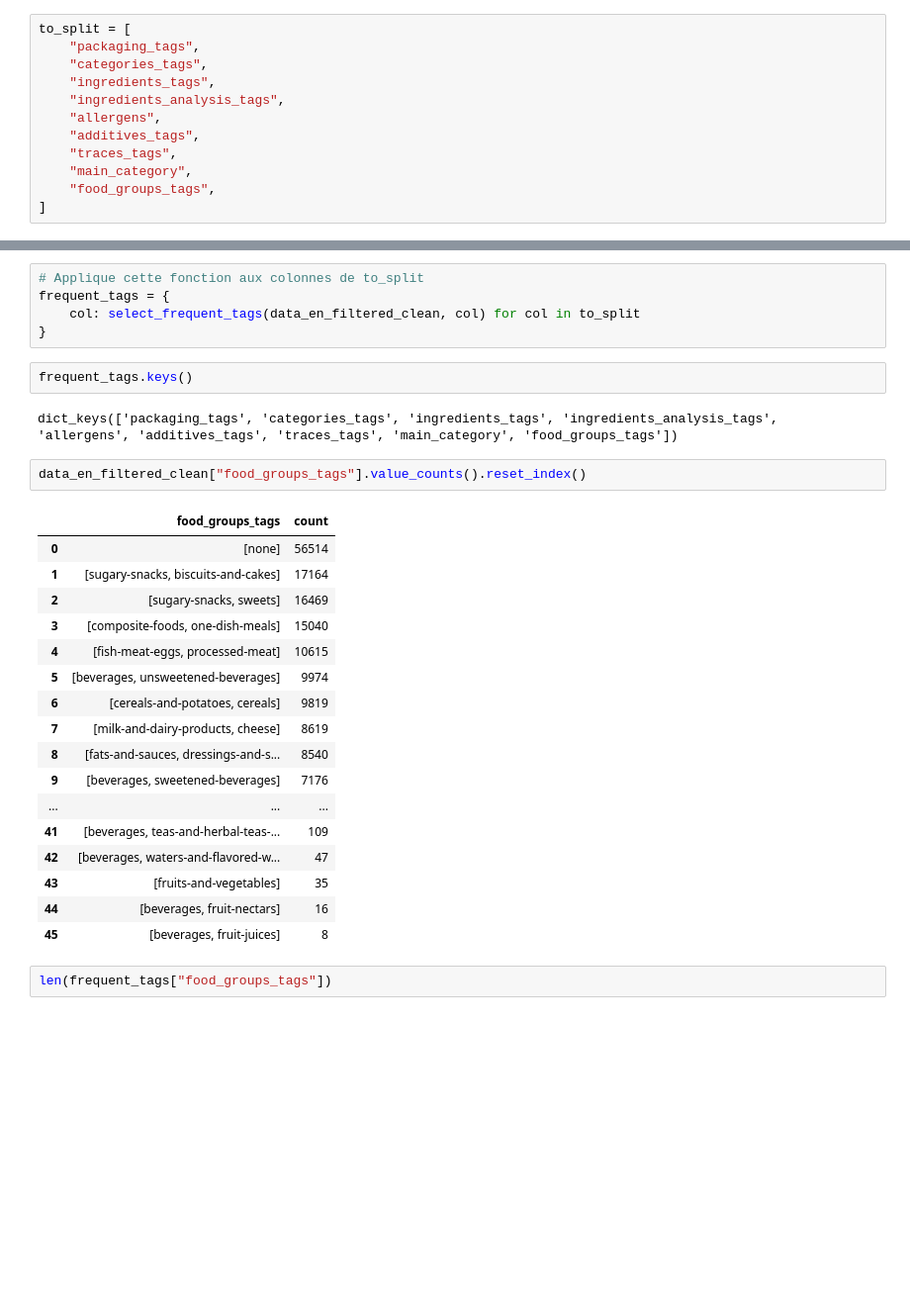
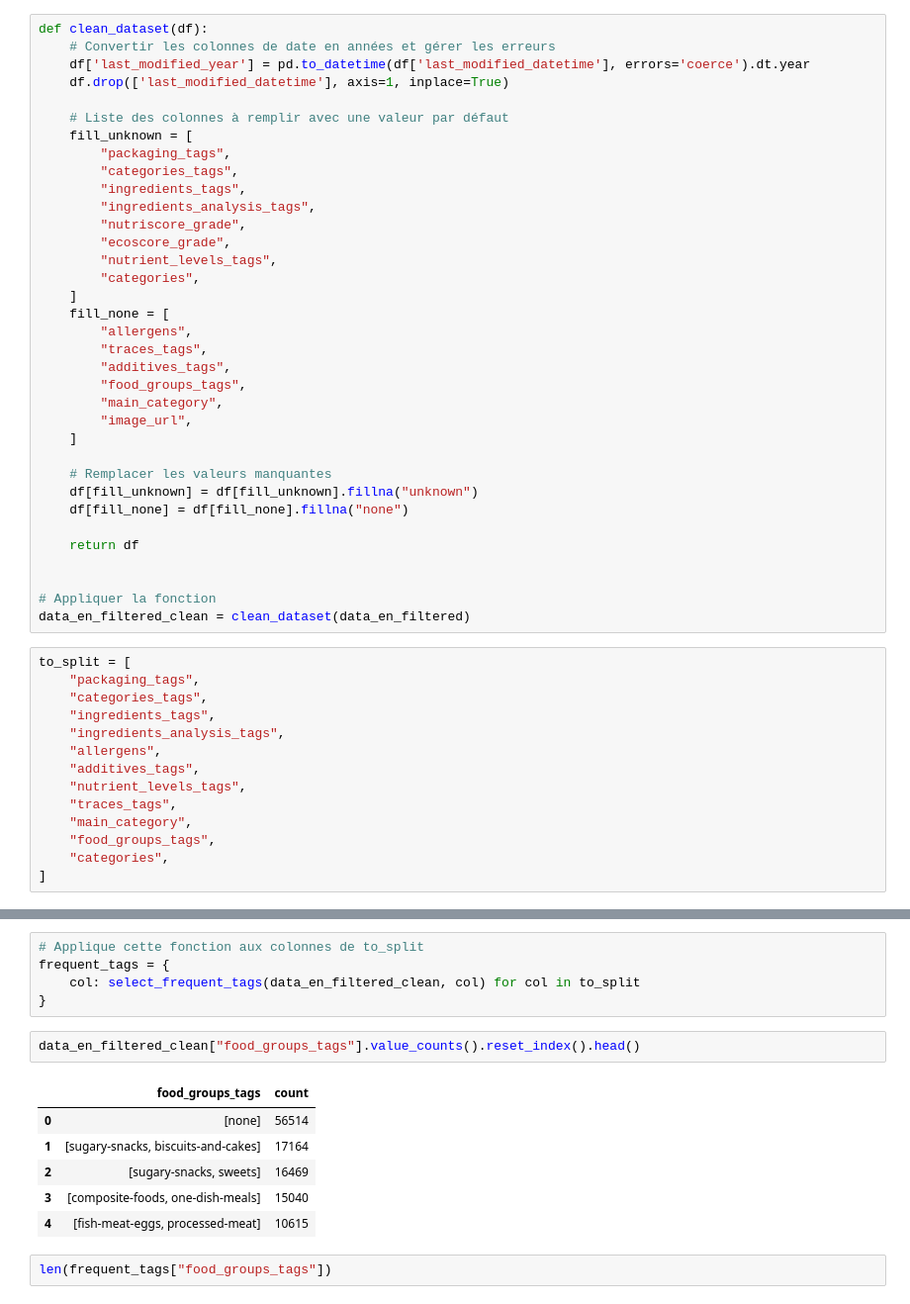
Before and after one commit to littlerobinson/foodstuffs_recommendation, a Jupyter notebook: notebooks/research_ben.ipynb, the cells around one changed output, grey strips where cells are left out. Shown: that part at 99% size. Saved outputs shown, nothing was run; the diff lists cells and outputs as text; blank space fills up the shorter version.

```diff
--- a/notebooks/research_ben.ipynb
+++ b/notebooks/research_ben.ipynb
@@ -196,4 +195,39 @@ Index(['code', 'url', 'last_modified_datetime', 'product_name', 'packaging',
       dtype='object')
+# %%
+def clean_dataset(df):
+    # Convertir les colonnes de date en années et gérer les erreurs
+    df['last_modified_year'] = pd.to_datetime(df['last_modified_datetime'], errors='coerce').dt.year
+    df.drop(['last_modified_datetime'], axis=1, inplace=True)
+
+    # Liste des colonnes à remplir avec une valeur par défaut
+    fill_unknown = [
+        "packaging_tags",
+        "categories_tags",
+        "ingredients_tags",
+        "ingredients_analysis_tags",
+        "nutriscore_grade",
+        "ecoscore_grade",
+        "nutrient_levels_tags",
+        "categories",
+    ]
+    fill_none = [
+        "allergens",
+        "traces_tags",
+        "additives_tags",
+        "food_groups_tags",
+        "main_category",
+        "image_url",
+    ]
+
+    # Remplacer les valeurs manquantes
+    df[fill_unknown] = df[fill_unknown].fillna("unknown")
+    df[fill_none] = df[fill_none].fillna("none")
+
+    return df
+
+
+# Appliquer la fonction
+data_en_filtered_clean = clean_dataset(data_en_filtered)
 # %%
 to_split = [
     "packaging_tags",
@@ -202,7 +236,9 @@ to_split = [
     "ingredients_analysis_tags",
     "allergens",
     "additives_tags",
+    "nutrient_levels_tags",
     "traces_tags",
     "main_category",
     "food_groups_tags",
+    "categories",
 ]
@@ -257,30 +259,15 @@ def select_frequent_tags(data, column_name, min_count=100, min_for_various_tags=
 frequent_tags = {
     col: select_frequent_tags(data_en_filtered_clean, col) for col in to_split
 }
-# %%
-frequent_tags.keys()
-# %% [output]
-dict_keys(['packaging_tags', 'categories_tags', 'ingredients_tags', 'ingredients_analysis_tags', 'allergens', 'additives_tags', 'traces_tags', 'main_category', 'food_groups_tags'])
 # %%
-data_en_filtered_clean["food_groups_tags"].value_counts().reset_index()
+data_en_filtered_clean["food_groups_tags"].value_counts().reset_index().head()
 # %% [output]
 |  | food_groups_tags | count |
 | 0 | [none] | 56514 |
 | 1 | [sugary-snacks, biscuits-and-cakes] | 17164 |
 | 2 | [sugary-snacks, sweets] | 16469 |
 | 3 | [composite-foods, one-dish-meals] | 15040 |
 | 4 | [fish-meat-eggs, processed-meat] | 10615 |
-| 5 | [beverages, unsweetened-beverages] | 9974 |
-| 6 | [cereals-and-potatoes, cereals] | 9819 |
-| 7 | [milk-and-dairy-products, cheese] | 8619 |
-| 8 | [fats-and-sauces, dressings-and-s... | 8540 |
-| 9 | [beverages, sweetened-beverages] | 7176 |
-| ... | ... | ... |
-| 41 | [beverages, teas-and-herbal-teas-... | 109 |
-| 42 | [beverages, waters-and-flavored-w... | 47 |
-| 43 | [fruits-and-vegetables] | 35 |
-| 44 | [beverages, fruit-nectars] | 16 |
-| 45 | [beverages, fruit-juices] | 8 |
 # %%
 len(frequent_tags["food_groups_tags"])
 # %% [output]
```
Also changed, not shown: parts of 41 cells of this notebook.
